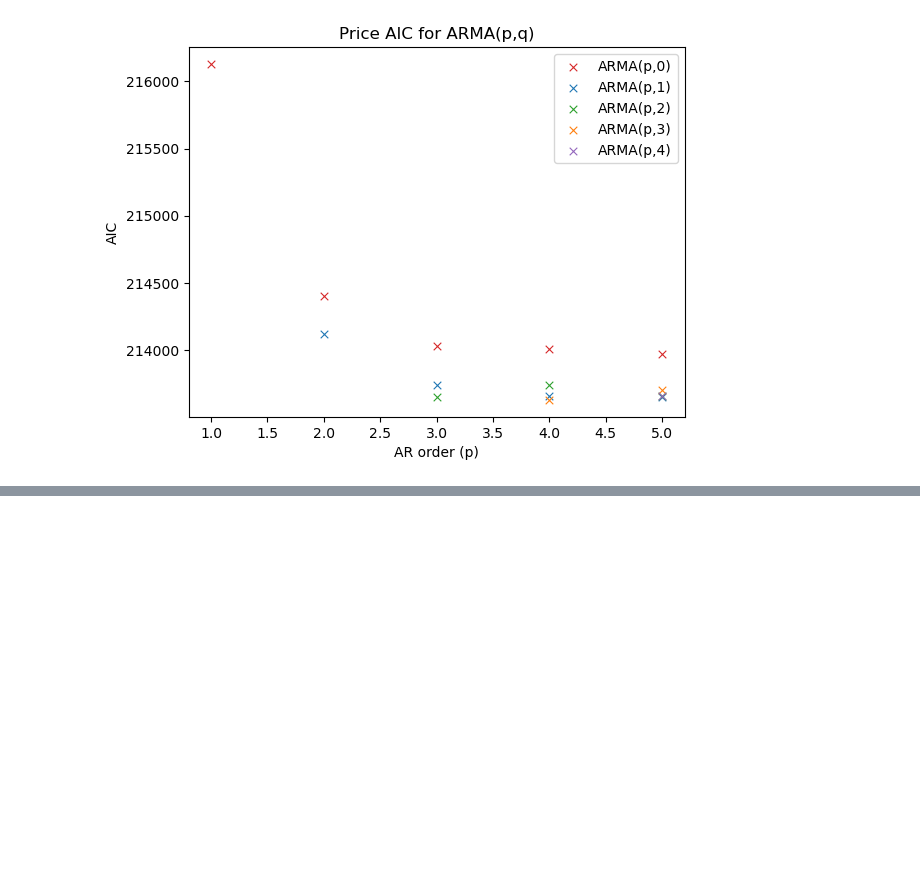
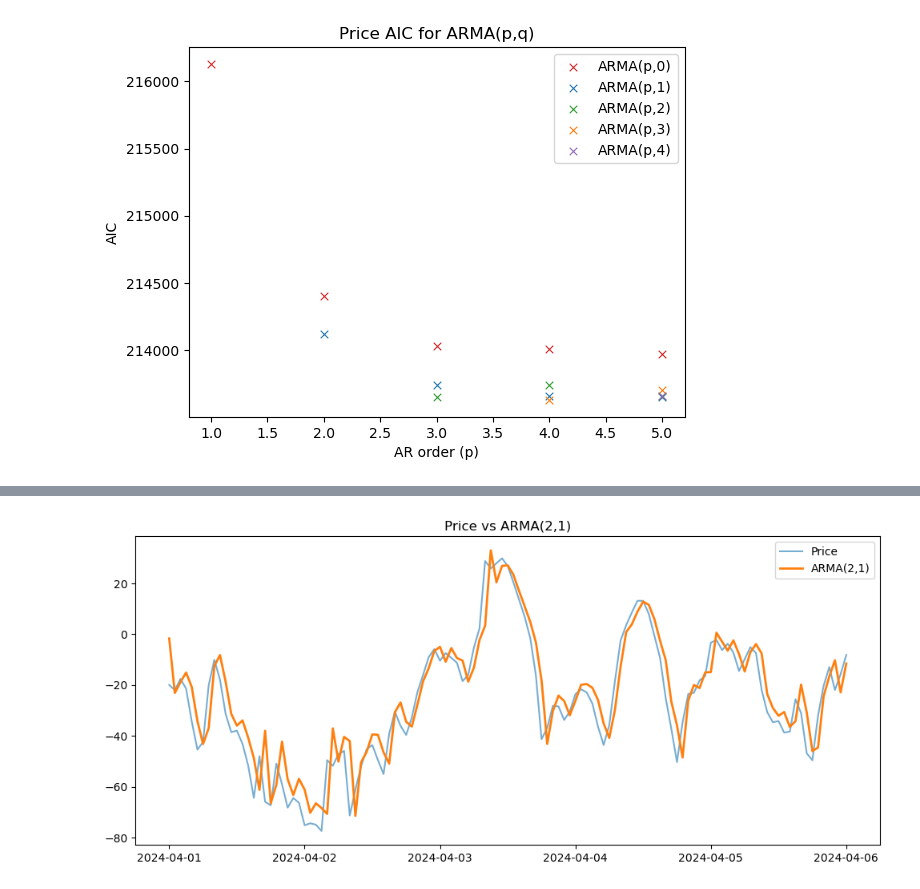
Before and after one commit to gabrielprieurq/carma-quonto, a Jupyter notebook: notebooks/03arma_order.ipynb, the cells around one changed output, grey strips where cells are left out. Cells and saved outputs as stored; diff of their text form; code cells hidden in the pictures; blank space fills up the shorter version.

```diff
--- a/notebooks/03arma_order.ipynb
+++ b/notebooks/03arma_order.ipynb
@@ -276,0 +236,32 @@ coeforder2([-1.27023494, -0.02548772])
+# %%
+import pandas as pd
+import matplotlib.pyplot as plt
+from statsmodels.tsa.arima.model import ARIMA
+import numpy as np
+
+price_residuals = price_res.copy()
+price_model = ARIMA(price_residuals, order=(3,0,1))
+price_result = price_model.fit()
+# %%
+import numpy as np
+import pandas as pd
+import matplotlib.pyplot as plt
+
+x_price = pd.to_datetime(time_price, errors="coerce").to_numpy(dtype="datetime64[ns]")
+y_fit_price = np.asarray(price_result.fittedvalues, dtype=float)
+y_res_price = np.asarray(price_res, dtype=float)
+
+start_zoom = np.datetime64("2024-04-01")
+end_zoom = np.datetime64("2024-04-06")
+
+mask = (x_price >= start_zoom) & (x_price <= end_zoom)
+
+plt.figure(figsize=(12, 5))
+plt.plot(x_price[mask], y_res_price[mask], label="Price", alpha=0.6)
+plt.plot(x_price[mask], y_fit_price[mask], label="ARMA(2,1)", linewidth=2)
+
+plt.legend()
+plt.title("Price vs ARMA(2,1)")
+plt.show()
+# %% [output]
+[figure, added]
```
Also changed, not shown: parts of 8 cells of this notebook, 9 other files.
